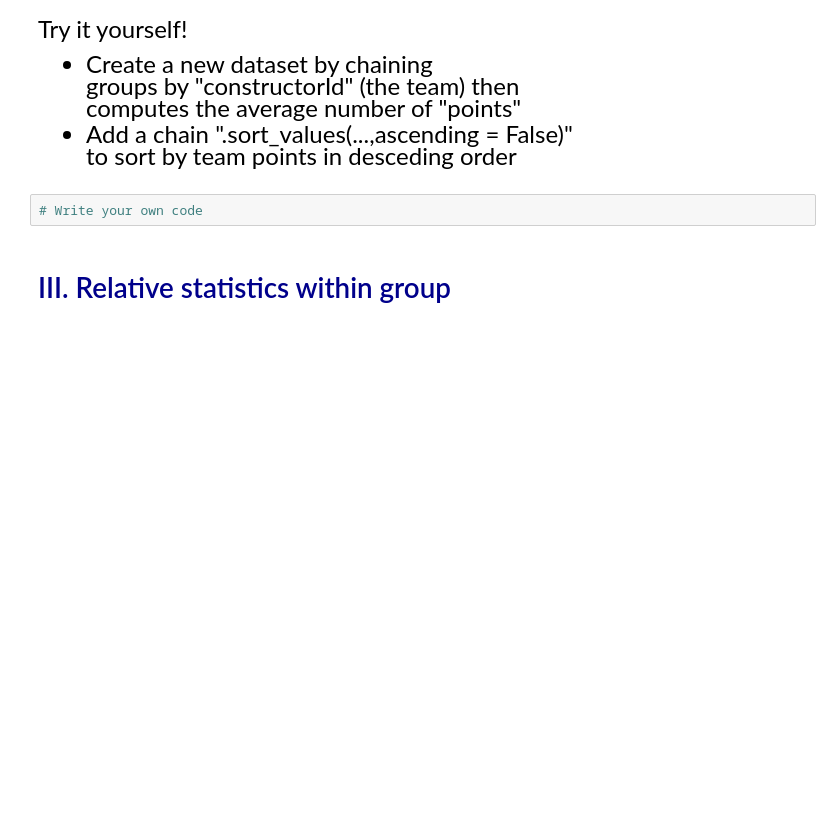
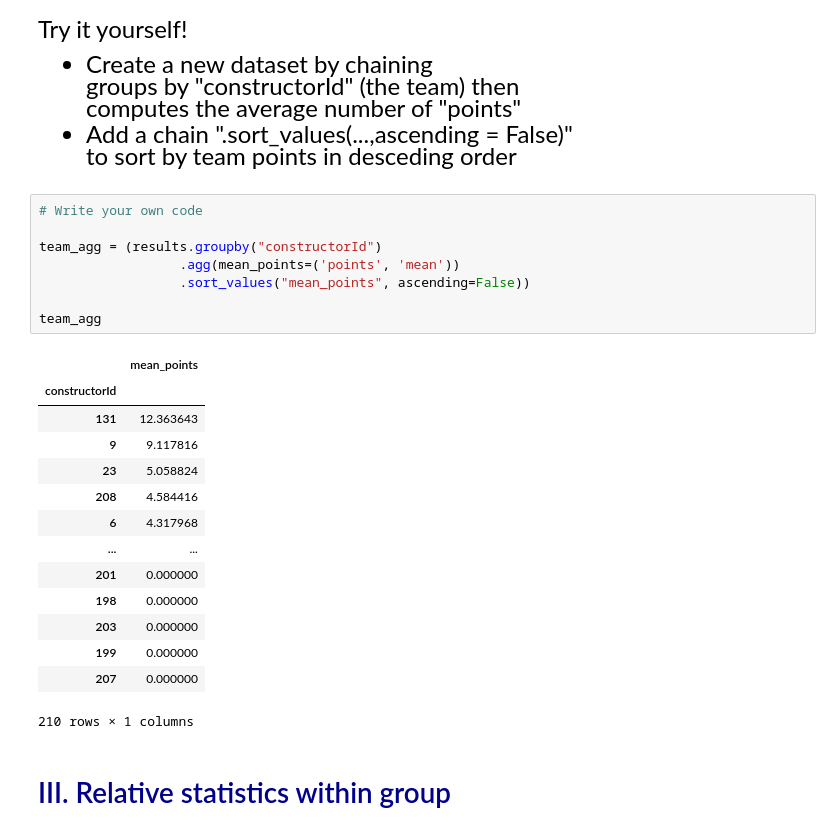
Before and after one commit to apastor03/datasci530fall2026, a Jupyter notebook: Lecture 03/lecture_3b - Descriptive Statistics.ipynb, the cells around one changed output. Saved outputs shown, nothing was run; the diff lists cells and outputs as text; blank space fills up the shorter version.

```diff
--- a/Lecture 03/lecture_3b - Descriptive Statistics.ipynb
+++ b/Lecture 03/lecture_3b - Descriptive Statistics.ipynb
@@ -307,8 +332,29 @@ groups by "constructorId" (the team) then <br>
 computes the average number of "points"
 - Add a chain ".sort_values(...,ascending = False)" <br>
 to sort by team points in desceding order
-# %%
-# Write your own code
+# %%
+# Write your own code
+
+team_agg = (results.groupby("constructorId")
+                  .agg(mean_points=('points', 'mean'))
+                  .sort_values("mean_points", ascending=False))
+
+team_agg
+# %% [output]
+|  | mean_points |
+| constructorId |  |
+| 131 | 12.363643 |
+| 9 | 9.117816 |
+| 23 | 5.058824 |
+| 208 | 4.584416 |
+| 6 | 4.317968 |
+| ... | ... |
+| 201 | 0.000000 |
+| 198 | 0.000000 |
+| 203 | 0.000000 |
+| 199 | 0.000000 |
+| 207 | 0.000000 |
+210 rows × 1 columns
 # %% [markdown]
 # <span style="color:darkblue"> III. Relative statistics within group </span>
 # %% [markdown]
```
Also changed, not shown: parts of 7 cells of this notebook, 13 other files.
